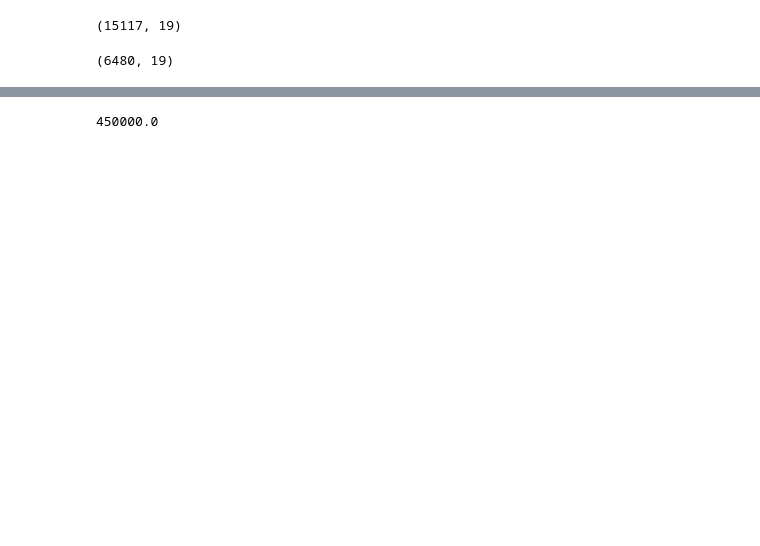
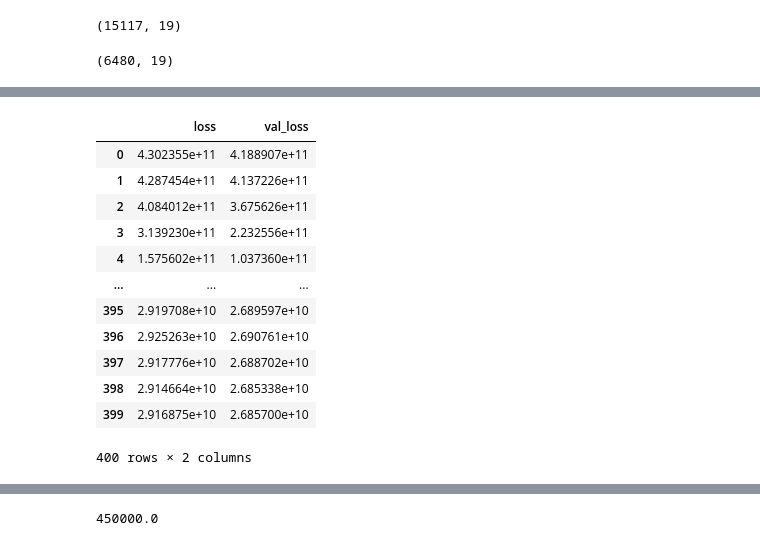
Before and after one commit to sc-grads/sc_NathaliaSungkoora_2025, a Jupyter notebook: Python Programming/PythonForDataScienceAndMachineLearning/ANN/KerasRegression.ipynb, the cells around one changed output, grey strips where cells are left out. Drawn from its saved outputs; the diff is of its cells as text; code cells hidden in the pictures; blank space fills up the shorter version.

```diff
--- a/Python Programming/PythonForDataScienceAndMachineLearning/ANN/KerasRegression.ipynb
+++ b/Python Programming/PythonForDataScienceAndMachineLearning/ANN/KerasRegression.ipynb
@@ -499,5 +521,21 @@ Epoch 400/400
 # %%
 losses = pd.DataFrame(model.history.history)
+# %%
+losses
+# %% [output]
+|  | loss | val_loss |
+| 0 | 4.302355e+11 | 4.188907e+11 |
+| 1 | 4.287454e+11 | 4.137226e+11 |
+| 2 | 4.084012e+11 | 3.675626e+11 |
+| 3 | 3.139230e+11 | 2.232556e+11 |
+| 4 | 1.575602e+11 | 1.037360e+11 |
+| ... | ... | ... |
+| 395 | 2.919708e+10 | 2.689597e+10 |
+| 396 | 2.925263e+10 | 2.690761e+10 |
+| 397 | 2.917776e+10 | 2.688702e+10 |
+| 398 | 2.914664e+10 | 2.685338e+10 |
+| 399 | 2.916875e+10 | 2.685700e+10 |
+400 rows × 2 columns
 # %%
 losses.plot()
 # %% [output]
```
Also changed, not shown: parts of 35 cells of this notebook, 1 other file.
